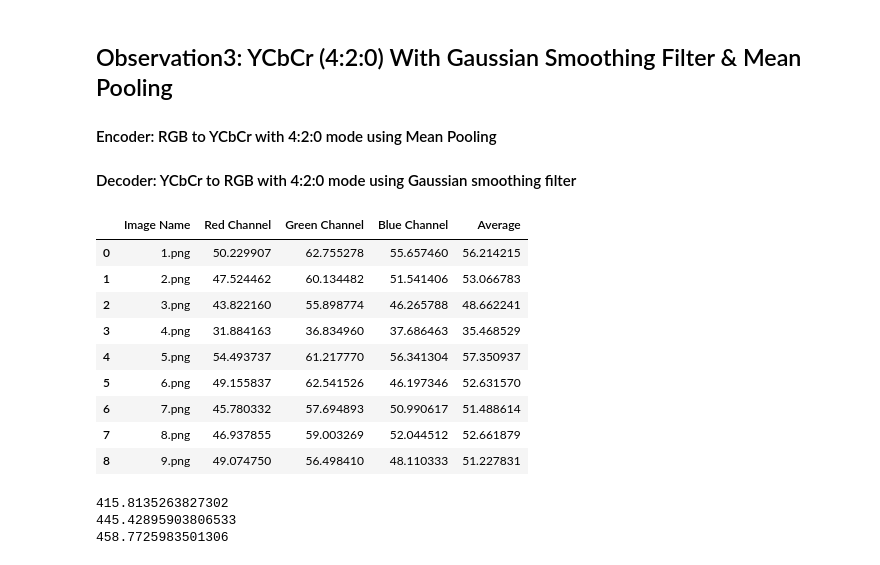
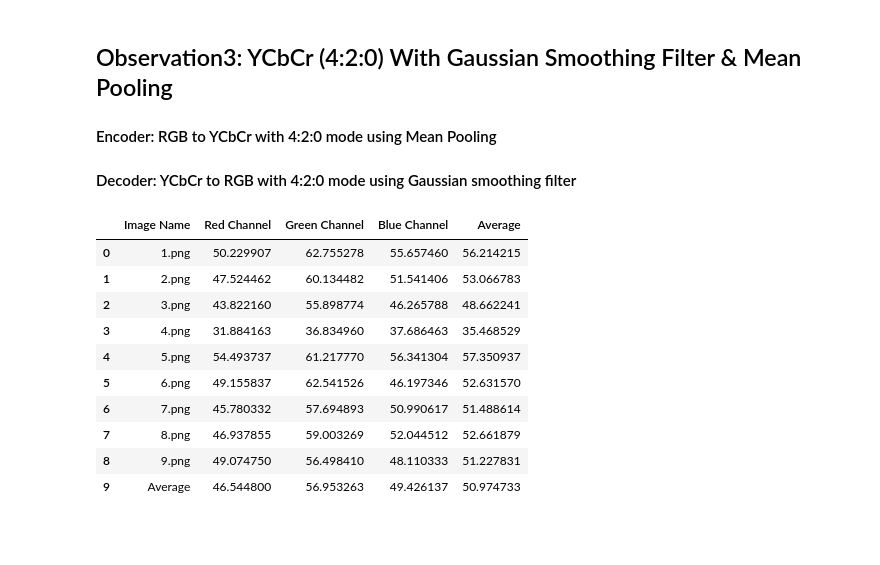
Before and after one commit to pouriaSameti/Advanced-Multimedia-Systems, a Jupyter notebook: Exercise 3/code.ipynb, the cells around one changed output. Saved outputs shown, nothing was run; the diff lists cells and outputs as text; code cells hidden in the pictures; blank space fills up the shorter version.

```diff
--- a/Exercise 3/code.ipynb
+++ b/Exercise 3/code.ipynb
@@ -369,38 +386,39 @@ for i in range(1, 10):
     green_main = test_image[:,:, 1]
     blue_main = test_image[:,:, 2]
 
     red_reconstructed = reconstructed[:,:, 0]
     green_reconstructed = reconstructed[:,:, 1]
     blue_reconstructed = reconstructed[:,:, 2]
 
 
     red_psnr = my_psnr(red_main, red_reconstructed)
     green_psnr = my_psnr(green_main, green_reconstructed)
     blue_psnr = my_psnr(blue_main, blue_reconstructed)
 
     avg_psnr = (red_psnr + green_psnr + blue_psnr) / 3
 
     result3.append({'Image Name': f"{i}.png", "Red Channel": red_psnr, "Green Channel": green_psnr, "Blue Channel": blue_psnr, "Average": avg_psnr})
 
 
 result3 = pd.DataFrame(result3)
+
+avg_row = { "Image Name": "Average",
+            "Red Channel": result3["Red Channel"].mean(),
+            "Green Channel": result3["Green Channel"].mean(),
+            "Blue Channel": result3["Blue Channel"].mean(),
+            "Average": result3["Average"].mean()}
+
+result3 = pd.concat([result3, pd.DataFrame([avg_row])], ignore_index=True)
 result3
 # %% [output]
 |  | Image Name | Red Channel | Green Channel | Blue Channel | Average |
 | 0 | 1.png | 50.229907 | 62.755278 | 55.657460 | 56.214215 |
 | 1 | 2.png | 47.524462 | 60.134482 | 51.541406 | 53.066783 |
 | 2 | 3.png | 43.822160 | 55.898774 | 46.265788 | 48.662241 |
 | 3 | 4.png | 31.884163 | 36.834960 | 37.686463 | 35.468529 |
 | 4 | 5.png | 54.493737 | 61.217770 | 56.341304 | 57.350937 |
 | 5 | 6.png | 49.155837 | 62.541526 | 46.197346 | 52.631570 |
 | 6 | 7.png | 45.780332 | 57.694893 | 50.990617 | 51.488614 |
 | 7 | 8.png | 46.937855 | 59.003269 | 52.044512 | 52.661879 |
 | 8 | 9.png | 49.074750 | 56.498410 | 48.110333 | 51.227831 |
+| 9 | Average | 46.544800 | 56.953263 | 49.426137 | 50.974733 |
-# %%
-print(result1['Average'].sum())
-print(result2['Average'].sum())
-print(result3['Average'].sum())
-# %% [output]
-415.8135263827302
-445.42895903806533
-458.7725983501306
```
Also changed, not shown: parts of 2 cells of this notebook.
